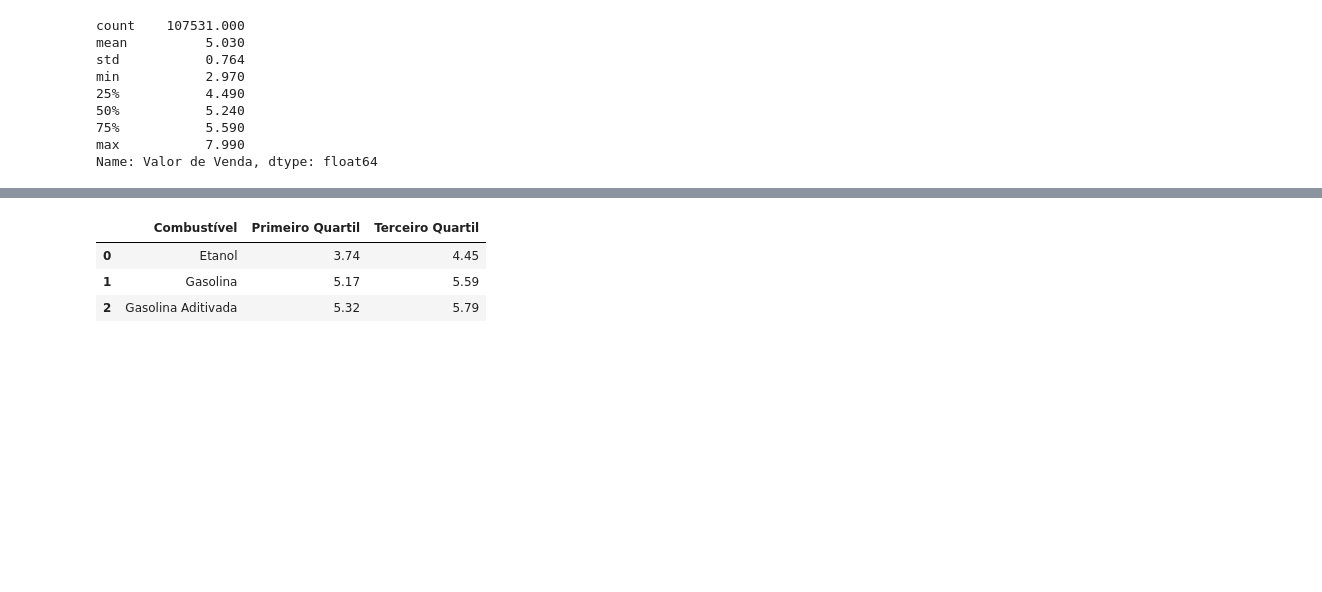
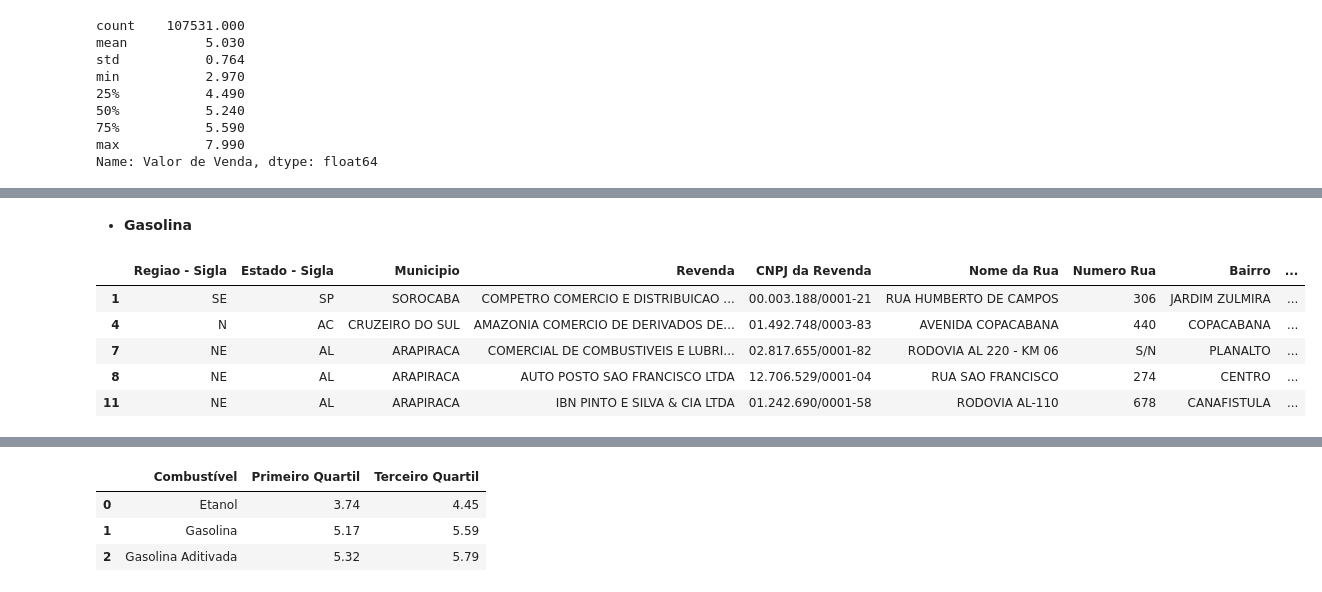
Before and after one commit to gideoni-santos/projeto-squad5-m4, a Jupyter notebook: Analise_combustiveis.ipynb, the cells around one changed output, grey strips where cells are left out. Cells and saved outputs as stored; diff of their text form; code cells hidden in the pictures; blank space fills up the shorter version.

```diff
--- a/Analise_combustiveis.ipynb
+++ b/Analise_combustiveis.ipynb
@@ -165,0 +183,12 @@ etanol['Valor de Venda'].quantile(.99)
+# %% [markdown]
+- **Gasolina**
+# %%
+gasolina = combustiveis[(combustiveis['Produto'] == 'GASOLINA') ]
+gasolina
+# %% [output]
+|  | Regiao - Sigla | Estado - Sigla | Municipio | Revenda | CNPJ da Revenda | Nome da Rua | Numero Rua | Bairro | ... |
+| 1 | SE | SP | SOROCABA | COMPETRO COMERCIO E DISTRIBUICAO ... | 00.003.188/0001-21 | RUA HUMBERTO DE CAMPOS | 306 | JARDIM ZULMIRA | ... |
+| 4 | N | AC | CRUZEIRO DO SUL | AMAZONIA COMERCIO DE DERIVADOS DE... | 01.492.748/0003-83 | AVENIDA COPACABANA | 440 | COPACABANA | ... |
+| 7 | NE | AL | ARAPIRACA | COMERCIAL DE COMBUSTIVEIS E LUBRI... | 02.817.655/0001-82 | RODOVIA AL 220 - KM 06 | S/N | PLANALTO | ... |
+| 8 | NE | AL | ARAPIRACA | AUTO POSTO SAO FRANCISCO LTDA | 12.706.529/0001-04 | RUA SAO FRANCISCO | 274 | CENTRO | ... |
+| 11 | NE | AL | ARAPIRACA | IBN PINTO E SILVA & CIA LTDA | 01.242.690/0001-58 | RODOVIA AL-110 | 678 | CANAFISTULA | ... |
```
Also changed, not shown: parts of 65 cells of this notebook.
